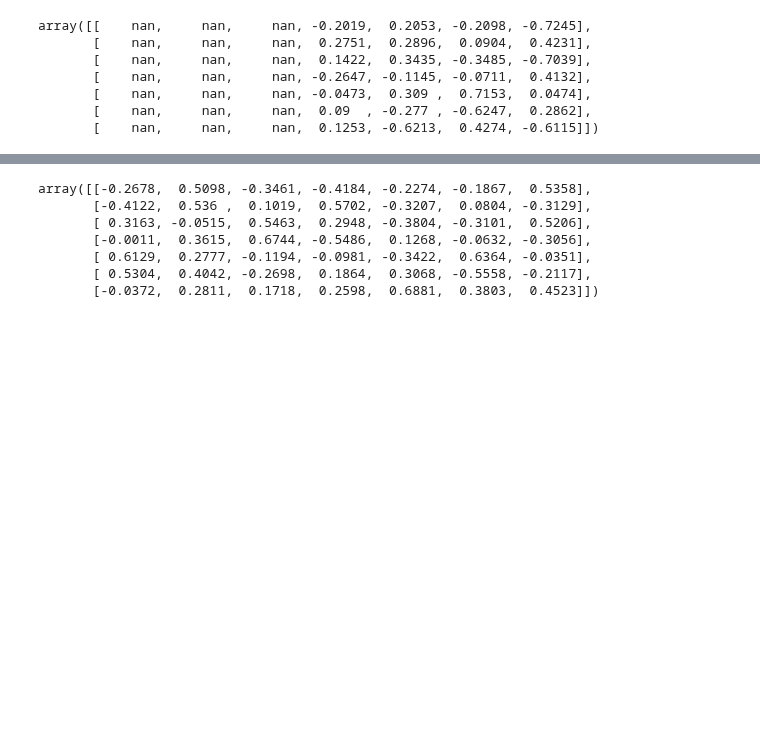
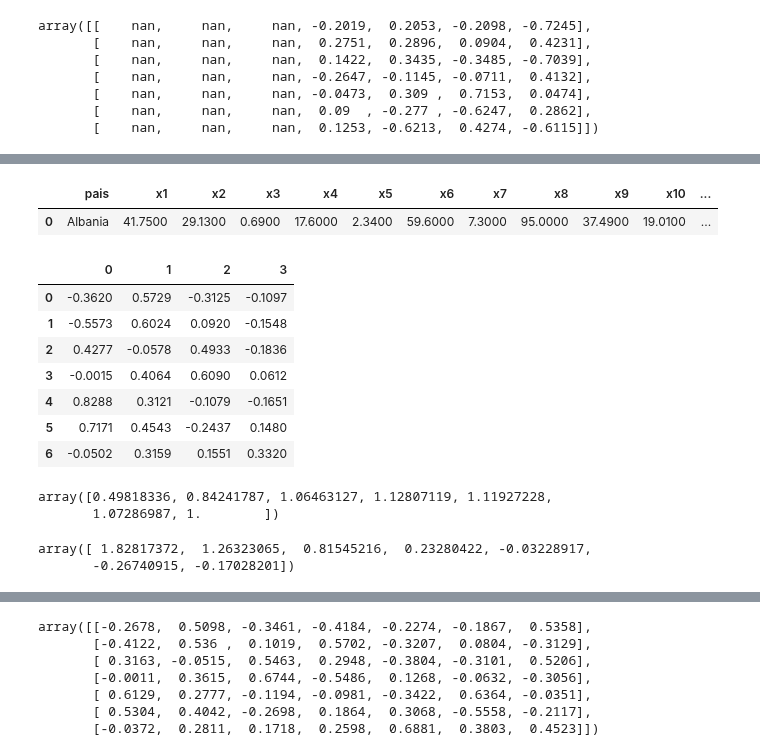
Before and after one commit to DavidGuzzi/MECMT04, a Jupyter notebook: problem_set_5/FA.ipynb, the cells around one changed output, grey strips where cells are left out. Cells and saved outputs as stored; diff of their text form; code cells hidden in the pictures; blank space fills up the shorter version.

```diff
--- a/problem_set_5/FA.ipynb
+++ b/problem_set_5/FA.ipynb
@@ -368,0 +371,25 @@ Loadings:
+# %%
+def principal_factor_method(X, n_components = None):
+        """
+        Returns the loading matrix of the specified number of principal components.
+        If not specified retuns for all the components whose Eigen value greater than 0
+        """
+
+        X_corr = np.corrcoef(X, rowvar=False)
+        X_corr_inv = np.linalg.inv(X_corr)
+        X_corr_inv_diag = np.diag(X_corr_inv)
+        R = 1 - (1 / X_corr_inv_diag)
+        np.fill_diagonal(X_corr, R)
+        eigenvalues, _ = np.linalg.eig(X_corr)
+        eigenvectors, eigenvalues_p, _ = randomized_svd(X_corr, n_components=X_corr.shape[1], random_state=1234567890)
+
+        loadings = eigenvectors * np.sqrt(eigenvalues_p)
+        filter = np.array([i for i, value in enumerate(np.round(eigenvalues_p, decimals=10)) if value in np.round(eigenvalues, decimals=10)])
+        loadings = loadings[:, filter]
+
+        if n_components == None:
+            loadings
+        else:
+            loadings[:, n_components]
+
+        return pd.DataFrame(loadings)
@@ -368,0 +405,36 @@ Loadings:
+# %%
+df.head(1)
+# %% [output]
+|  | pais | x1 | x2 | x3 | x4 | x5 | x6 | x7 | x8 | x9 | x10 | ... |
+| 0 | Albania | 41.7500 | 29.1300 | 0.6900 | 17.6000 | 2.3400 | 59.6000 | 7.3000 | 95.0000 | 37.4900 | 19.0100 | ... |
+# %%
+principal_factor_method(final)
+# %% [output]
+|  | 0 | 1 | 2 | 3 |
+| 0 | -0.3620 | 0.5729 | -0.3125 | -0.1097 |
+| 1 | -0.5573 | 0.6024 | 0.0920 | -0.1548 |
+| 2 | 0.4277 | -0.0578 | 0.4933 | -0.1836 |
+| 3 | -0.0015 | 0.4064 | 0.6090 | 0.0612 |
+| 4 | 0.8288 | 0.3121 | -0.1079 | -0.1651 |
+| 5 | 0.7171 | 0.4543 | -0.2437 | 0.1480 |
+| 6 | -0.0502 | 0.3159 | 0.1551 | 0.3320 |
+# %%
+X_corr = np.corrcoef(final, rowvar=False)
+X_corr_inv = np.linalg.inv(X_corr)
+X_corr_inv_diag = np.diag(X_corr_inv)
+R = 1 - (1 / X_corr_inv_diag)
+np.fill_diagonal(X_corr, R)
+eigenvalues, _ = np.linalg.eig(X_corr)
+eigenvectors, eigenvalues_p, _ = randomized_svd(X_corr, n_components=X_corr.shape[1], random_state=1234567890)
+
+d = np.sort(eigenvalues)[::-1]
+s = [d[i] / np.sum(d) for i in range(len(d))]
+np.cumsum(s)
+# %% [output]
+array([0.49818336, 0.84241787, 1.06463127, 1.12807119, 1.11927228,
+       1.07286987, 1.        ])
+# %%
+eigenvalues
+# %% [output]
+array([ 1.82817372,  1.26323065,  0.81545216,  0.23280422, -0.03228917,
+       -0.26740915, -0.17028201])
```
Also changed, not shown: parts of 48 cells of this notebook, 1 other file.
